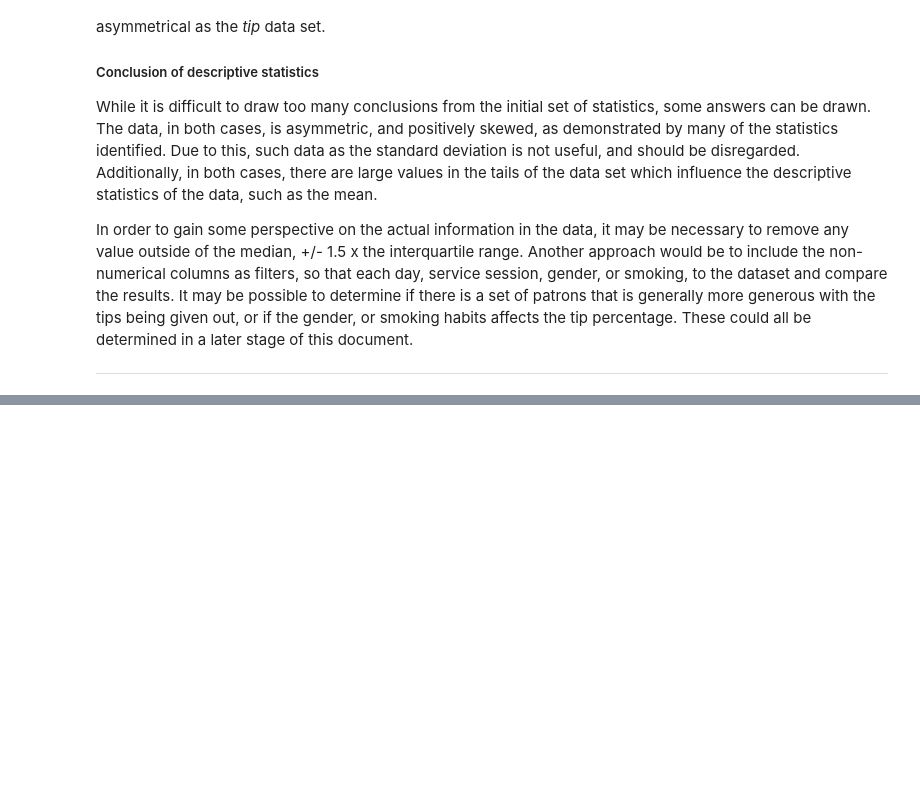
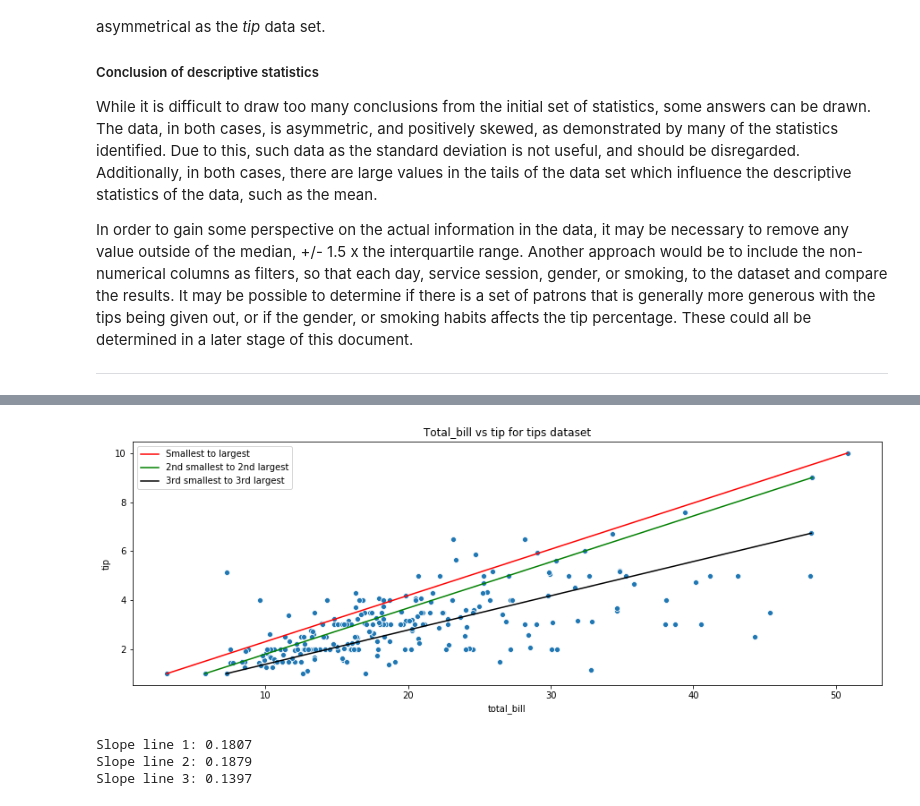
Before and after one commit to Clauric/FoDA-Assessment, a Jupyter notebook: Tips dataset review.ipynb, the cells around one changed output, grey strips where cells are left out. Cells and saved outputs as stored; diff of their text form; code cells hidden in the pictures; blank space fills up the shorter version.

```diff
--- a/Tips dataset review.ipynb
+++ b/Tips dataset review.ipynb
@@ -488,0 +565,29 @@ In order to gain some perspective on the actual information in the data, it may
+# %%
+# Various best fit plot lines and slopes
+
+# Create scatter plot diagram
+sns.scatterplot(x="total_bill", y="tip", data=regression_ds)
+
+# Draw lines connecting smallest and largest total-bill values
+plt.plot([50.81, 3.07], [10.00, 1.00], "r-", label = "Smallest to largest")
+plt.plot([48.33, 5.75], [9.00, 1.00], "g-", label = "2nd smallest to 2nd largest")
+plt.plot([48.27, 7.25], [6.73, 1.00], "k-", label = "3rd smallest to 3rd largest")
+
+# Show title, legend, and plot
+plt.title("Total_bill vs tip for tips dataset")
+plt.legend()
+plt.show()
+
+# Calculate slopes of lines
+slope_1 = (1 - 10) / (1 - 50.81)
+slope_2 = (1 - 9) / (5.75 - 48.33)
+slope_3 = (1 - 6.73) / (7.25 - 48.27)
+
+print("Slope line 1: %1.4f" % slope_1)
+print("Slope line 2: %1.4f" % slope_2)
+print("Slope line 3: %1.4f" % slope_3)
+# %% [output]
+[figure, added]
+Slope line 1: 0.1807
+Slope line 2: 0.1879
+Slope line 3: 0.1397
```
Also changed, not shown: parts of 18 cells of this notebook, 1 other file.
